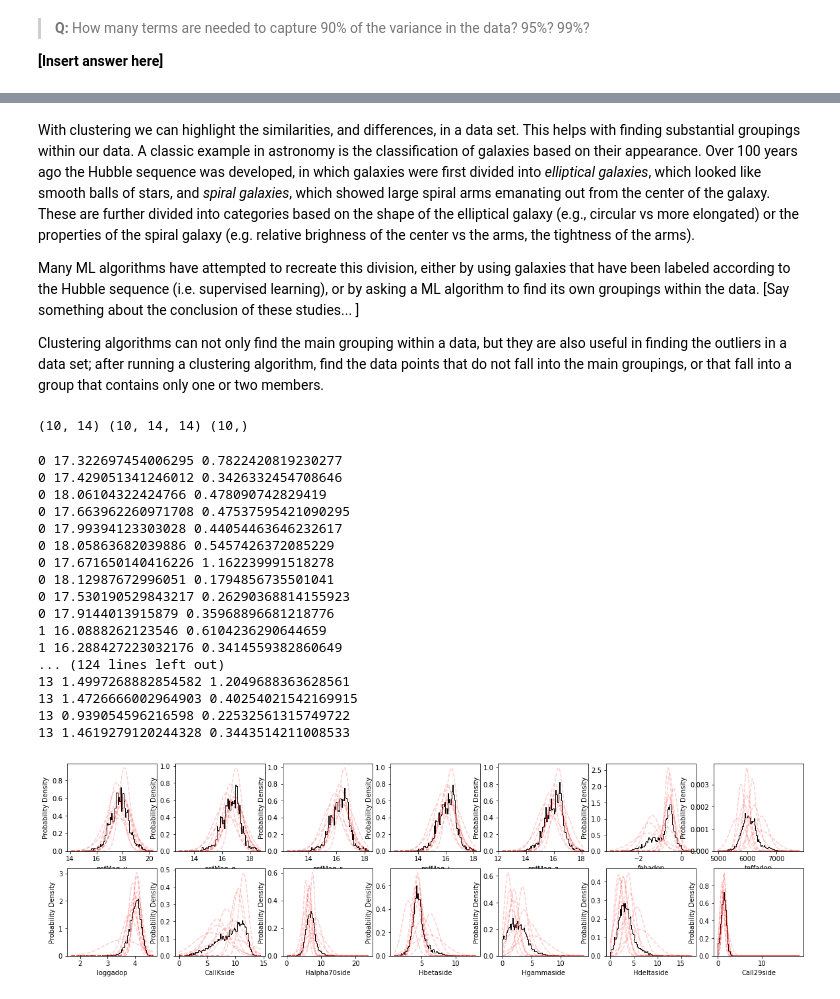
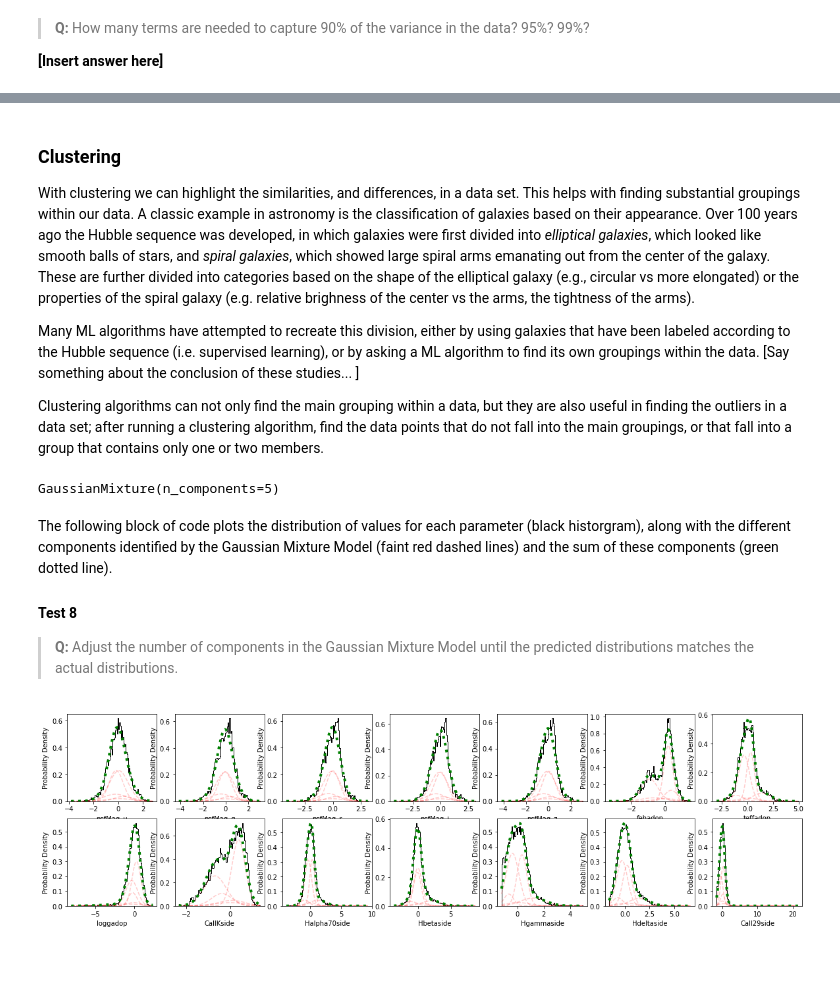
Before and after one commit to kevin-flaherty/Astro211, a Jupyter notebook: Lab8_MachineLearning/MachineLearning.ipynb, the cells around one changed output, grey strips where cells are left out. Cells and saved outputs as stored; diff of their text form; code cells hidden in the pictures; blank space fills up the shorter version.

```diff
--- a/Lab8_MachineLearning/MachineLearning.ipynb
+++ b/Lab8_MachineLearning/MachineLearning.ipynb
@@ -339,13 +377,0 @@ But they lost all their physical meaning*
-# %%
-### ONLY WORKS FOR AN EVEN NUMBER OF COMPONENTS
-
-plt.figure(figsize=(20,10))
-names = ['PCA_'+str(i) for i in range(X_all_scaled.shape[1])]
-
-nplots = int(np.ceil((X_all_scaled.shape[1])/2))
-for i in range(0,X_all_scaled.shape[1],2): #enumerate(X_all_scaled.keys()):
-    plt.subplot(1,nplots,int(i/2+1))
-    plt.plot(X_all_scaled[:,i],X_all_scaled[:,i+1],'.k')
-    #plt.plot([X_all[key].min(),X_all[key].max()],[X_all[key].min(),X_all[key].max()],'--r')
-    plt.xlabel(names[i])
-    plt.ylabel(names[i+1])
@@ -385,4 +411,6 @@ for i,key in enumerate(X_all.keys()):
 # %% [markdown]
+### Clustering
+
 With clustering we can highlight the similarities, and differences, in a data set. This helps with finding substantial groupings within our data. A classic example in astronomy is the classification of galaxies based on their appearance. Over 100 years ago the Hubble sequence was developed, in which galaxies were first divided into *elliptical galaxies*, which looked like smooth balls of stars, and *spiral galaxies*, which showed large spiral arms emanating out from the center of the galaxy. These are further divided into categories based on the shape of the elliptical galaxy (e.g., circular vs more elongated) or the properties of the spiral galaxy (e.g. relative brighness of the center vs the arms, the tightness of the arms).
 
 Many ML algorithms have attempted to recreate this division, either by using galaxies that have been labeled according to the Hubble sequence (i.e. supervised learning), or by asking a ML algorithm to find its own groupings within the data. [Say something about the conclusion of these studies... ]
@@ -394,52 +422,33 @@ Clustering algorithms can not only find the main grouping within a data, but the
 #Try a gaussian mixture model
 
 from sklearn import mixture
-model = mixture.GaussianMixture(n_components=10,covariance_type='full')
+model = mixture.GaussianMixture(n_components=5,covariance_type='full')
 model.fit(X_all)
-
-print(model.means_.shape,model.covariances_.shape,model.weights_.shape)
 # %% [output]
-(10, 14) (10, 14, 14) (10,)
+GaussianMixture(n_components=5)
+# %% [markdown]
+The following block of code plots the distribution of values for each parameter (black historgram), along with the different components identified by the Gaussian Mixture Model (faint red dashed lines) and the sum of these components (green dotted line).
+
+#### Test 8
+
+> **Q:** Adjust the number of components in the Gaussian Mixture Model until the predicted distributions matches the actual distributions.
 # %%
 
 def gaussian(x,mu,sig):
     return (1/np.sqrt(2*np.pi*sig**2))*np.exp(-((x-mu)**2)/(2*sig**2))
 
 nplots = int(np.ceil((X_all.shape[1])/2))
 plt.figure(figsize=(20,20))
 for i,key in enumerate(X_all.keys()):
     plt.subplot(nplots,nplots,i+1)
     plt.hist(X_all[key],100,histtype='step',color='k',density=True)
     ### full
-    for mean,cov in zip(model.means_[:,i],model.covariances_[:,i]):
-        print(i,mean,cov[i])
-        plt.plot(np.linspace(X_all[key].min(),X_all[key].max(),100),gaussian(np.linspace(X_all[key].min(),X_all[key].max(),100),mean,np.sqrt(cov[i])),'--r',alpha=.2)
-    ### diag
-    #for mean,cov in zip(model.means_[:,i],model.covariances_[:,i]):
-        #print(i,mean,cov)
-    #    plt.plot(np.linspace(X_all[key].min(),X_all[key].max(),100),gaussian(np.linspace(X_all[key].min(),X_all[key].max(),100),mean,np.sqrt(cov)),'--r',alpha=.1)
-    ### spherical
-    #for j,mean in enumerate(model.means_[:,i]):
-    #    #print(i,mean,cov[i])
-    #    plt.plot(np.linspace(X_all[key].min(),X_all[key].max(),100),gaussian(np.linspace(X_all[key].min(),X_all[key].max(),100),mean,np.sqrt(model.covariances_[j])),'--r',alpha=.1)
+    total = 0
+    for mean,cov,weight in zip(model.means_[:,i],model.covariances_[:,i],model.weights_):
+        plt.plot(np.linspace(X_all[key].min(),X_all[key].max(),100),weight*gaussian(np.linspace(X_all[key].min(),X_all[key].max(),100),mean,np.sqrt(cov[i])),'--r',alpha=.2)
+        total += weight*gaussian(np.linspace(X_all[key].min(),X_all[key].max(),100),mean,np.sqrt(cov[i]))
+    plt.plot(np.linspace(X_all[key].min(),X_all[key].max(),100),total,':g',lw=4)
     plt.xlabel(key)
     plt.ylabel('Probability Density')
 # %% [output]
-0 17.322697454006295 0.7822420819230277
-0 17.429051341246012 0.3426332454708646
-0 18.06104322424766 0.478090742829419
-0 17.663962260971708 0.47537595421090295
-0 17.99394123303028 0.44054463646232617
-0 18.05863682039886 0.5457426372085229
-0 17.671650140416226 1.162239991518278
-0 18.12987672996051 0.1794856735501041
-0 17.530190529843217 0.26290368814155923
-0 17.9144013915879 0.35968896681218776
-1 16.0888262123546 0.6104236290644659
-1 16.288427223032176 0.3414559382860649
-... (124 lines left out)
-13 1.4997268882854582 1.2049688363628561
-13 1.4726666002964903 0.40254021542169915
-13 0.939054596216598 0.22532561315749722
-13 1.4619279120244328 0.3443514211008533
-[figure, old version]
+[figure, new version]
```
Also changed, not shown: parts of 48 cells of this notebook, 3 other files.
